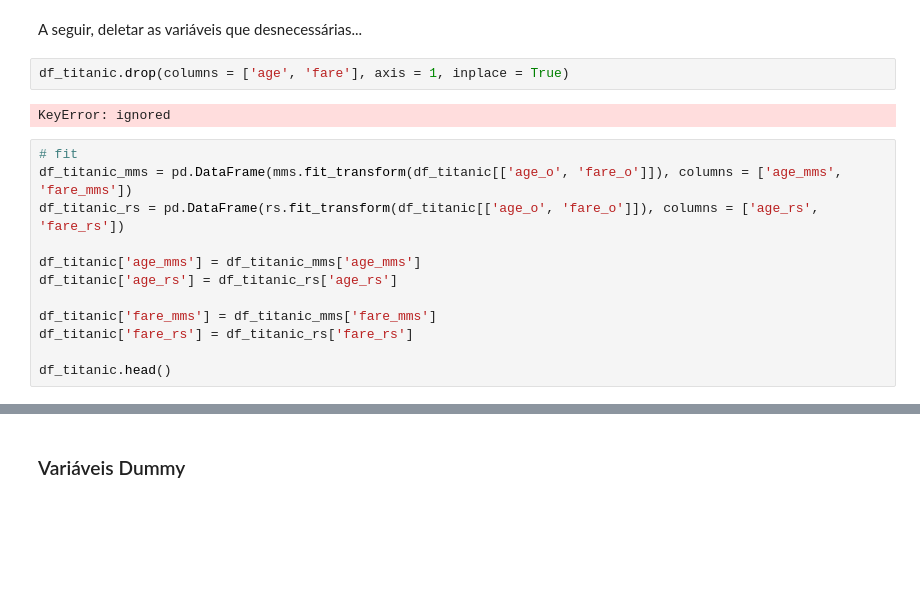
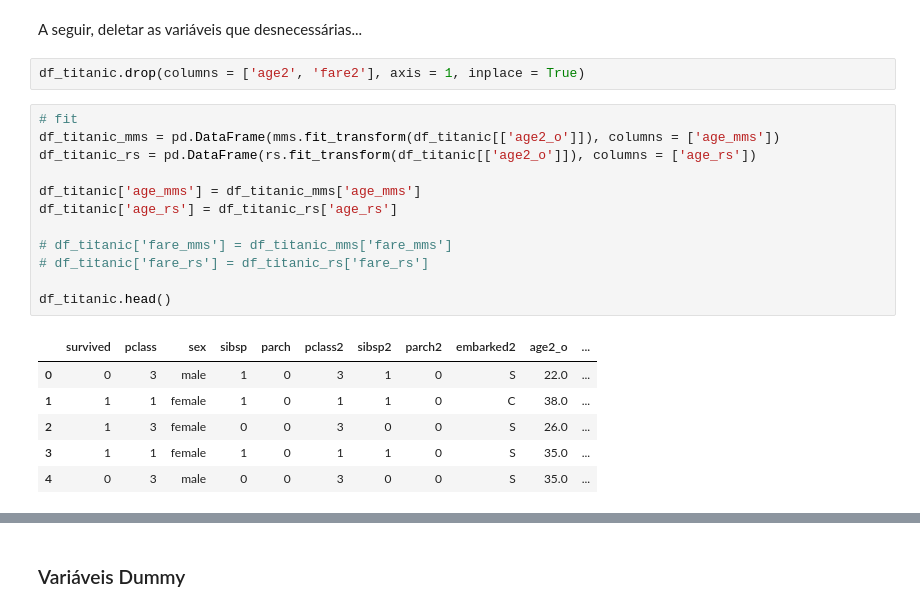
Before and after one commit to pimentad2020/DSWP, a Jupyter notebook: NB15_02__Regressão_Linear_Logistica_21jan2021.ipynb, the cells around one changed output, grey strips where cells are left out. Drawn from its saved outputs; the diff is of its cells as text; blank space fills up the shorter version.

```diff
--- a/NB15_02__Regressão_Linear_Logistica_21jan2021.ipynb
+++ b/NB15_02__Regressão_Linear_Logistica_21jan2021.ipynb
@@ -1948,21 +1626,26 @@ df_titanic.head()
 # %% [markdown]
 A seguir, deletar as variáveis que desnecessárias...
 # %%
-df_titanic.drop(columns = ['age', 'fare'], axis = 1, inplace = True)
+df_titanic.drop(columns = ['age2', 'fare2'], axis = 1, inplace = True)
-# %% [output]
-KeyError: ignored
 # %%
 # fit
-df_titanic_mms = pd.DataFrame(mms.fit_transform(df_titanic[['age_o', 'fare_o']]), columns = ['age_mms', 'fare_mms'])
-df_titanic_rs = pd.DataFrame(rs.fit_transform(df_titanic[['age_o', 'fare_o']]), columns = ['age_rs', 'fare_rs'])
+df_titanic_mms = pd.DataFrame(mms.fit_transform(df_titanic[['age2_o']]), columns = ['age_mms'])
+df_titanic_rs = pd.DataFrame(rs.fit_transform(df_titanic[['age2_o']]), columns = ['age_rs'])
 
 df_titanic['age_mms'] = df_titanic_mms['age_mms']
 df_titanic['age_rs'] = df_titanic_rs['age_rs']
 
-df_titanic['fare_mms'] = df_titanic_mms['fare_mms']
-df_titanic['fare_rs'] = df_titanic_rs['fare_rs']
+# df_titanic['fare_mms'] = df_titanic_mms['fare_mms']
+# df_titanic['fare_rs'] = df_titanic_rs['fare_rs']
 
 df_titanic.head()
+# %% [output]
+|  | survived | pclass | sex | sibsp | parch | pclass2 | sibsp2 | parch2 | embarked2 | age2_o | ... |
+| 0 | 0 | 3 | male | 1 | 0 | 3 | 1 | 0 | S | 22.0 | ... |
+| 1 | 1 | 1 | female | 1 | 0 | 1 | 1 | 0 | C | 38.0 | ... |
+| 2 | 1 | 3 | female | 0 | 0 | 3 | 0 | 0 | S | 26.0 | ... |
+| 3 | 1 | 1 | female | 1 | 0 | 1 | 1 | 0 | S | 35.0 | ... |
+| 4 | 0 | 3 | male | 0 | 0 | 3 | 0 | 0 | S | 35.0 | ... |
 # %%
 # Categorizando as variáveis transformadas
 df_titanic['age_bins_mms'] = pd.qcut(x = df_titanic['age_mms'], q = 5, duplicates = 'drop', labels = [1, 2, 3, 4])
```
Also changed, not shown: parts of 60 cells of this notebook.
